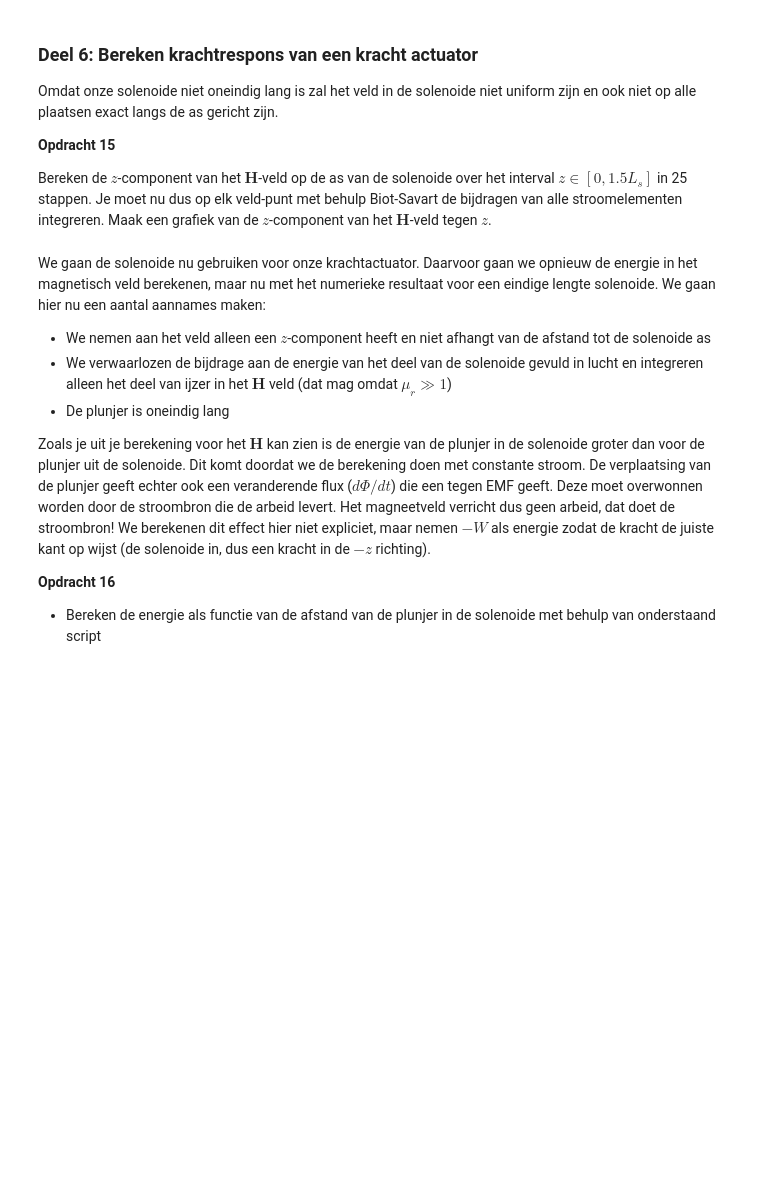
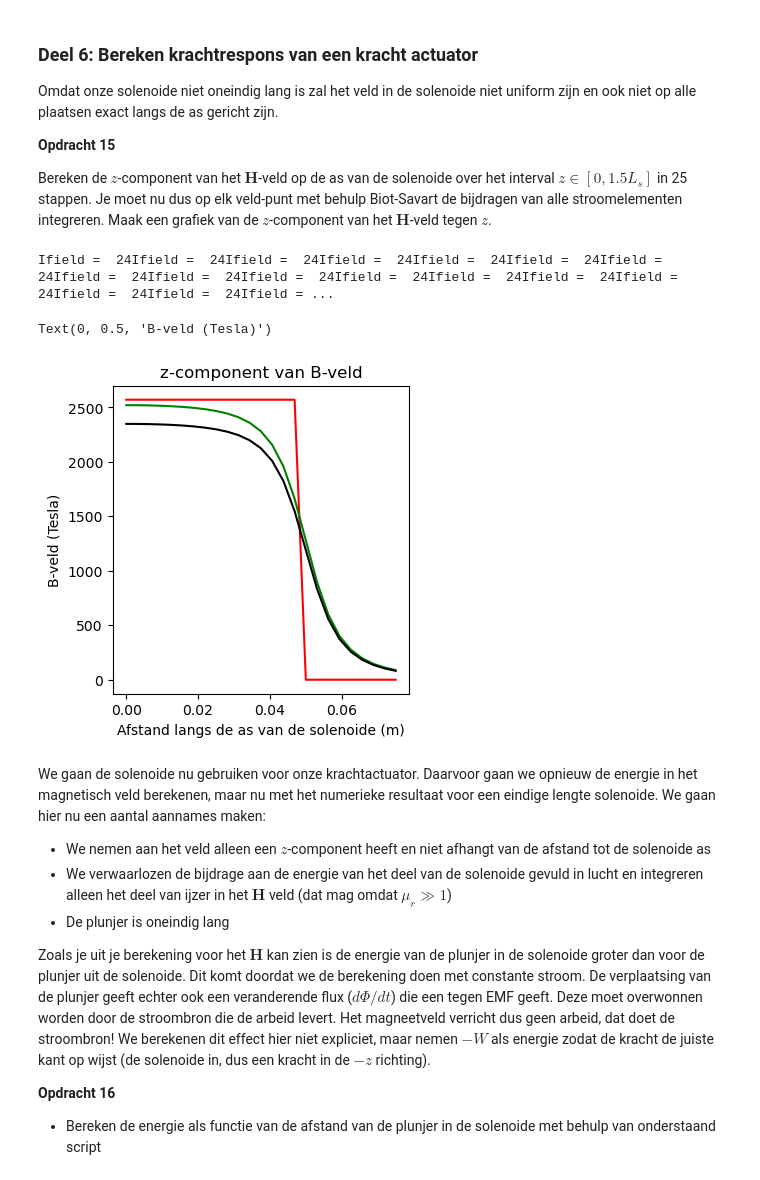
Before and after one commit to felicievdl/Felicie-opdrachten-DEF-D, a Jupyter notebook: DigitaleOntwerpopdrachten/2KrachtactuatorOpdracht/KrachtactuatorOpdracht.ipynb, the cells around one changed output. Drawn from its saved outputs; the diff is of its cells as text; code cells hidden in the pictures; blank space fills up the shorter version.

```diff
--- a/DigitaleOntwerpopdrachten/2KrachtactuatorOpdracht/KrachtactuatorOpdracht.ipynb
+++ b/DigitaleOntwerpopdrachten/2KrachtactuatorOpdracht/KrachtactuatorOpdracht.ipynb
@@ -518,8 +517,8 @@ Bereken het veld in het midden van de solenoide en vergelijk het met het analyti
 #Veldpunt op de oorsprong (midden van de solenoide)
 r_veld_deur = np.array([0, 0, 0])
 
-N_punten_deur = 50000
-x_deur, y_deur, z_deur = parametrisatie(N_punten_deur, r_sol_deur, N_deur, L_sol_deur)
+N_punten_deur = 5000
+x_deur, y_deur, z_deur = parametrisatie(N_punten_deur, r_sol_deur, omw_deur, L_sol_deur)
 
 # dl is de vector van punt i naar punt i+1 langs het traject van de draad
 # (daarom gebruiken we de output van de paramtrisatie van de solenoide)
@@ -539,17 +538,17 @@ for i in range(N_punten_deur-1):
 # Bereken H-veld door allen dH's op te tellen
 H_numeriek_deur = np.array([0, 0, 0], dtype='float64')
 for i in range(N_punten_deur-1):
-    H_numeriek_deur += field_current_element(r_veld_deur, r_bron_deur[i], dl_deur[i],I0)
+    H_numeriek_deur += field_current_element(r_veld_deur, r_bron_deur[i], dl_deur[i],I_deur)
 
 # n is de spoed (aantal windingen per meter)
-H_analytical_deur = (N_deur/L_sol_deur) * I0
+H_analytical_deur = (omw_deur/L_sol_deur) * I_deur
 
-print("spoed (deur)=",spoed2, "omwentelingen per meter")
-print("Draadlengte =", l_draad0, "m")
+print("spoed (deur)=",spoed_deur, "omwentelingen per meter")
+print("Draadlengte =", l_draad_deur, "m")
 print("Straal solenoide", r_sol_deur, "m")
 print("Lengte solenoide", L_sol_deur, "m")
-print("Aantal wikkelingen", N_deur)
-print("I =",I0,"A")
+print("Aantal wikkelingen", omw_deur)
+print("I =",I_deur,"A")
 print("")
 print(f"Resultaten voor N_punten = {N_punten_deur}:")
 print(f"Analytisch H-veld (oneindig lange solenoïde): {H_analytical_deur:.2f} A/m")
@@ -605,35 +574,40 @@ Omdat onze solenoide niet oneindig lang is zal het veld in de solenoide niet uni
 
 Bereken de $z$-component van het $\mathbf{H}$-veld op de as van de solenoide over het interval $z \in [0, 1.5L_s]$ in 25 stappen. Je moet nu dus op elk veld-punt met behulp Biot-Savart de bijdragen van alle stroomelementen integreren. Maak een grafiek van de $z$-component van het $\mathbf{H}$-veld tegen $z$.
 # %%
-n_ax=25
-z_ax=np.linspace(0, 1.5*L_sol_deur/2, n_ax)
-H_ax=np.zeros((n_ax,1))
+n_ax_deur=25
+z_ax_deur=np.linspace(0, 1.5*L_sol_deur/2, n_ax_deur)
+H_ax_deur=np.zeros((n_ax_deur,1))
 
-for i_field in range(n_ax):
+for i_field in range(n_ax_deur):
     print(f"\rIfield =  {i_field}", end="") # Print welk element van het veld nu berekend wordt.
     # Bepaal de field coordinate
-    r_veld_ax = np.array([0, 0, z_ax[i_field]])
+    r_veld_ax_deur = np.array([0, 0, z_ax_deur[i_field]])
     Hsimulated=np.array([0,0,0], dtype='float64')
     for i_source in np.arange(N_punten_deur-1):
         # Bepaal dl en r_source en gebruik
-        Hsimulated += field_current_element(r_veld_ax, r_bron_deur[i_source], dl_deur[i_source], I0)
+        Hsimulated += field_current_element(r_veld_ax_deur, r_bron_deur[i_source], dl_deur[i_source], I_deur)
         print(f"Ifield =  {i_field}", end="")
 
     # selecting the z-component
-    H_ax[i_field,0]=Hsimulated[2]
+    H_ax_deur[i_field,0]=Hsimulated[2]
 
-H_ax_z = H_ax[:, 2]
-analytical_answer = (N_deur/L_sol_deur) * I0
-H_veld_ideaal=analytical_answer*np.ones(n_ax)*(1.0*(z_ax < L_sol_deur/2))
+H_ax_z_deur = H_ax_deur[:, 0]
+analytical_answer_deur = (omw_deur/L_sol_deur) * I_deur
+H_veld_ideaal_deur=analytical_answer_deur*np.ones(n_ax_deur)*(1.0*(z_ax_deur < L_sol_deur/2))
 
 # dit is nog een aardige analytische uitdrukking die je kan uitrekenen voor de z-component op de as van een solenoide met eindige lengte
-H_veld_analytisch=(N_deur*I0/L_sol_deur/2)*((L_sol_deur/2-z_ax)/np.sqrt((z_ax- L_sol_deur/2)**2 + r_sol_deur**2)+(L_sol_deur/2+z_ax)/np.sqrt((z_ax+ L_sol_deur/2)**2 + r_sol_deur**2))
+H_veld_analytisch=(omw_deur*I_deur/L_sol_deur/2)*((L_sol_deur/2-z_ax_deur)/np.sqrt((z_ax_deur- L_sol_deur/2)**2 + r_sol_deur**2)+(L_sol_deur/2+z_ax_deur)/np.sqrt((z_ax_deur+ L_sol_deur/2)**2 + r_sol_deur**2))
 
 plt.figure(figsize=[13,4])
 plt.subplot(131)
 plt.title('z-component van B-veld')
-plt.plot(z_ax, H_veld_ideaal, '-r', label='ideaal')
-plt.plot(z_ax, H_veld_analytisch, '-g', label='analytisch')
-plt.plot(z_ax, H_ax, '-k', label='simulatie')
+plt.plot(z_ax_deur, H_veld_ideaal_deur, '-r', label='ideaal')
+plt.plot(z_ax_deur, H_veld_analytisch, '-g', label='analytisch')
+plt.plot(z_ax_deur, H_ax_z_deur, '-k', label='simulatie')
 plt.xlabel('Afstand langs de as van de solenoide (m)')
 plt.ylabel('B-veld (Tesla)')
+plt.legend()
+# %% [output]
+Ifield =  24Ifield =  24Ifield =  24Ifield =  24Ifield =  24Ifield =  24Ifield =  24Ifield =  24Ifield =  24Ifield =  24Ifield =  24Ifield =  24Ifield =  24Ifield =  24Ifield =  24Ifield =  24Ifield = ...
+Text(0, 0.5, 'B-veld (Tesla)')
+[figure, added]
```
Also changed, not shown: parts of 33 cells of this notebook.
